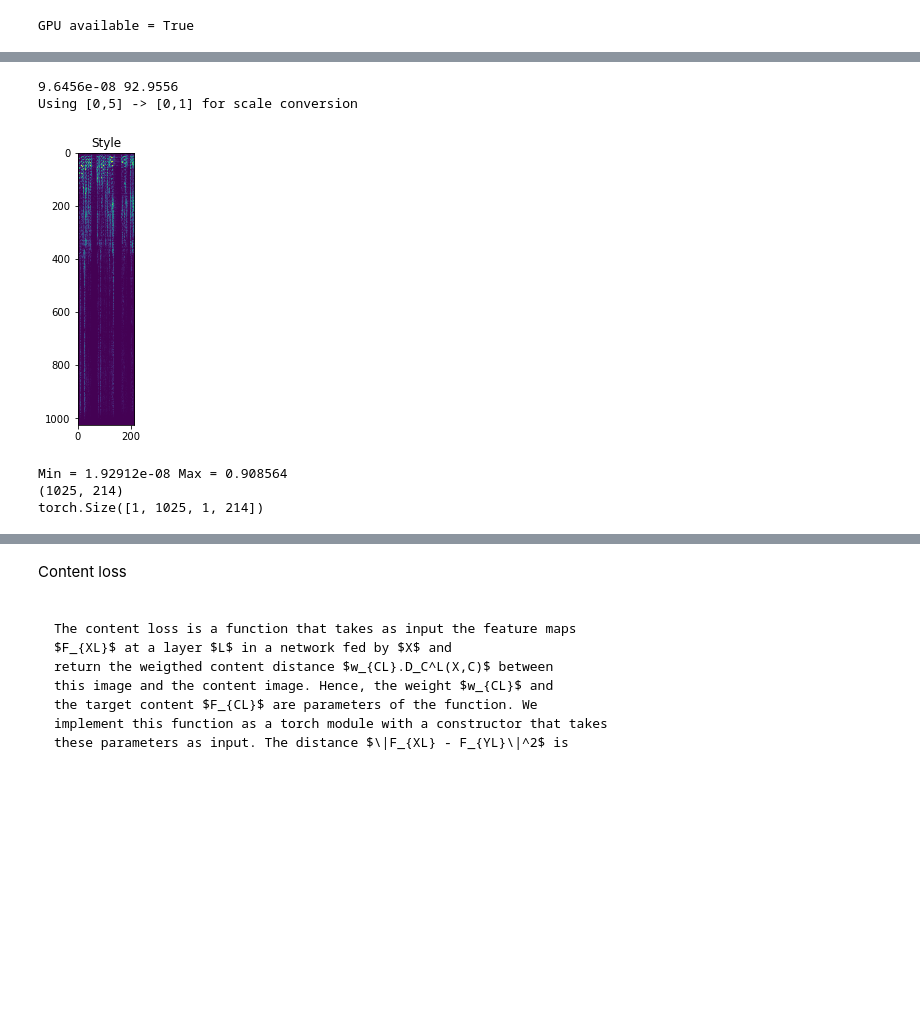
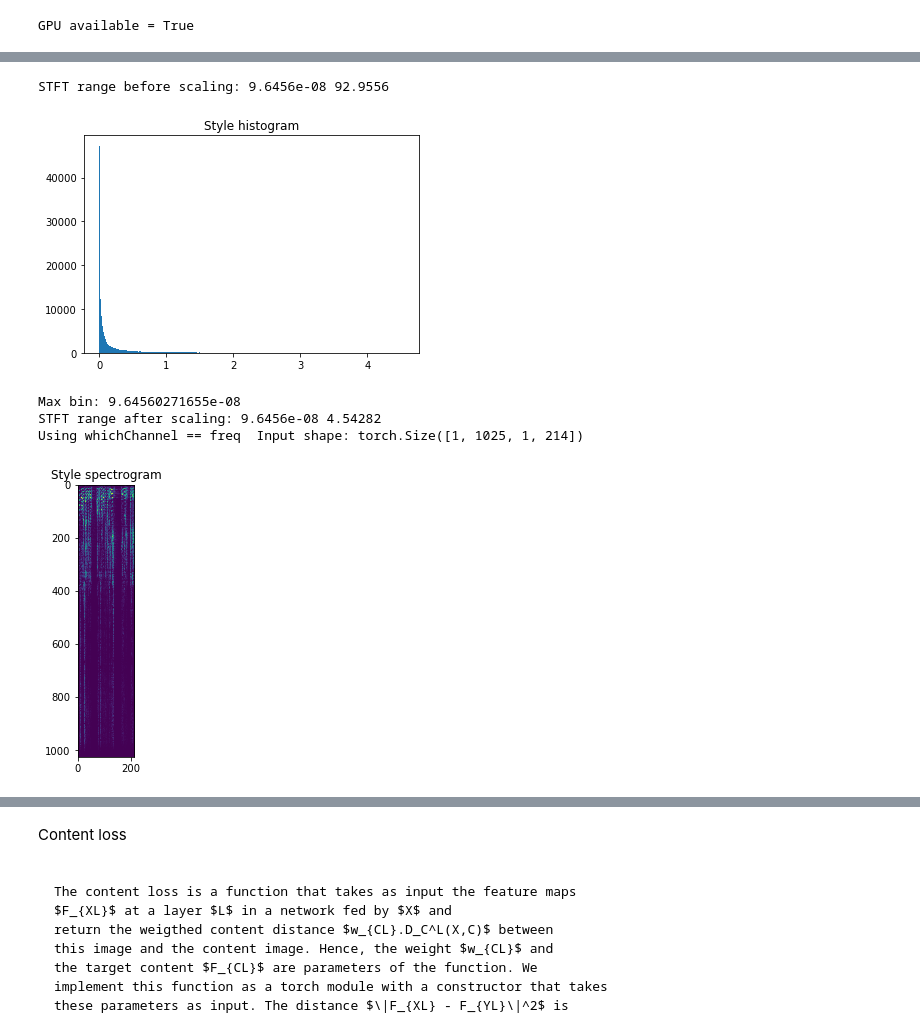
Before and after one commit to muhdhuz/Audio_NeuralStyle, a Jupyter notebook: neural_style_audio.ipynb, the cells around one changed output, grey strips where cells are left out. Saved outputs shown, nothing was run; the diff lists cells and outputs as text; code cells hidden in the pictures; blank space fills up the shorter version.

```diff
--- a/neural_style_audio.ipynb
+++ b/neural_style_audio.ipynb
@@ -38,21 +40,20 @@ GPU available = True
 # %%
 # set filenames
 STYLE_FILENAME = "inputs/gettysburg.mp3" #input filename
-outdir = 'outputs/test' #output dir
+outname = 'test' #output dir
 runs = 1 # no. of separate outputs (to test consistency), 1 if only want single output
 
+#librosa audio params
+N_FFT = 2048
+K_HOP = 1024
+
 # architecture
-# either use a custom 1D convolutional random network, or use a pretrained VGG19
-use01scale = True #set to true if want to scale img to [0,1] prior to training. Recommended if using VGG19
-useVGG = False #set True or False
-
-"""if using useVGG==True set whichChannel==2d below, else change settings"""
+"""use a custom convolutional network randomly initialized"""
+use01scale = False #set to true if want to scale img to [0,1] prior to training. Recommended if using VGG19
+boundopt = False #whether to regularize the input within [lower,upper]. Recommended if using VGG19
 whichChannel = "freq" #2d=2d conv, 1d options:freq=freq bins as channels, time= time bins as channels
-N_FILTERS = 2048 #no. of filters in 1st conv layer
+N_FILTERS = 4096 #no. of filters in 1st conv layer
 hor_filter = 11 #width of conv filter, for 2d also the height of (square) kernel
-
-
-#OUTPUT_FILENAME = ['outputs/getty_conv1_relu1.wav']'outputs/getty_conv1_relu1.wav'
 # %%
 display(Audio(STYLE_FILENAME))
 # %% [output]
@@ -112,41 +109,47 @@ def inv_db(img,shift,scale=80):
     return img
 # %%
 R, fs = read_audio_spectum(STYLE_FILENAME)
-print(np.amin(R),np.amax(R))
+print("STFT range before scaling:",np.amin(R),np.amax(R))
 a_style = log_scale(R)
 if use01scale == True:
     a_min,a_max = findMinMax(a_style)
     a_style = img_scale(a_style,a_min,a_max,0,1)
 
+"""we plot out the STFT magnitude range and the spectrogram do get a feel of the data"""
+#plt.ion()
+fig = plt.figure()
+plt.title('Style histogram')
+ax = fig.add_subplot(111)
+n,b,_ = ax.hist(a_style.flatten(),bins='auto')
+maxbin = np.argmax(n)
+plt.show()
+print("Max bin:",b[maxbin])
 
-plt.ion()
 plt.figure(figsize=(10, 5))
-plt.title('Style')
+plt.title('Style spectrogram')
 plt.imshow(a_style)
-plt.show()
-print("Min =",np.amin(a_style),"Max =",np.amax(a_style))
-print(a_style.shape)
+print("STFT range after scaling:",np.amin(a_style),np.amax(a_style))
 
 N_SAMPLES = a_style.shape[1] #time bins
 N_FREQ = a_style.shape[0] #freq bins
 
 a_style = np.ascontiguousarray(a_style[None,None,:,:]) #[batch,channels,freq,samples]
 if whichChannel == "2d":
     a_style = torch.from_numpy(a_style) #pytorch:[batch,channels(1),height(freq),width(samples)]
 elif whichChannel == "freq":
     a_style = torch.from_numpy(a_style).permute(0,2,1,3) #pytorch:[batch,channels(freq),height(1),width(samples)]
 elif whichChannel == "time":
     a_style = torch.from_numpy(a_style).permute(0,3,1,2) #pytorch:[batch,channels(samples),height(1),width(freq)]
 
 style_img = Variable(a_style).type(dtype) #convert to pytorch variable
-print(style_img.data.shape) #check shape is correct
+print("Using whichChannel ==",whichChannel," Input shape:",style_img.data.shape) #check shape is correct
 # %% [output]
-9.6456e-08 92.9556
-Using [0,5] -> [0,1] for scale conversion
+STFT range before scaling: 9.6456e-08 92.9556
-[figure, old version]
+[figure, new version]
-Min = 1.92912e-08 Max = 0.908564
-(1025, 214)
-torch.Size([1, 1025, 1, 214])
+Max bin: 9.64560271655e-08
+STFT range after scaling: 9.6456e-08 4.54282
+Using whichChannel == freq  Input shape: torch.Size([1, 1025, 1, 214])
+[figure, added]
 # %%
 def imshow(tensor, channels=1, title=None):
     """ transforms pytorch tensor to numpy array and plots it out """
```
Also changed, not shown: parts of 18 cells of this notebook.
